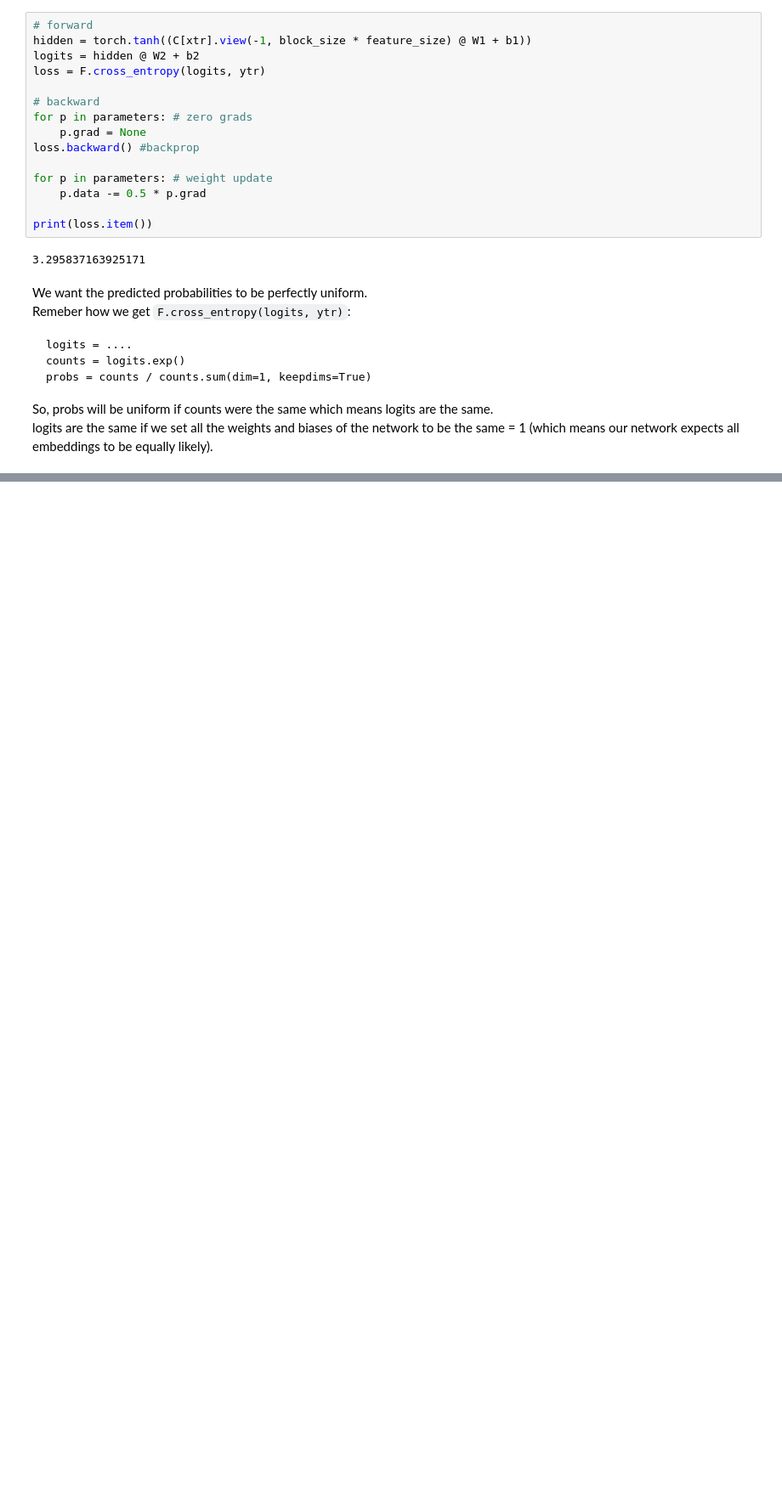
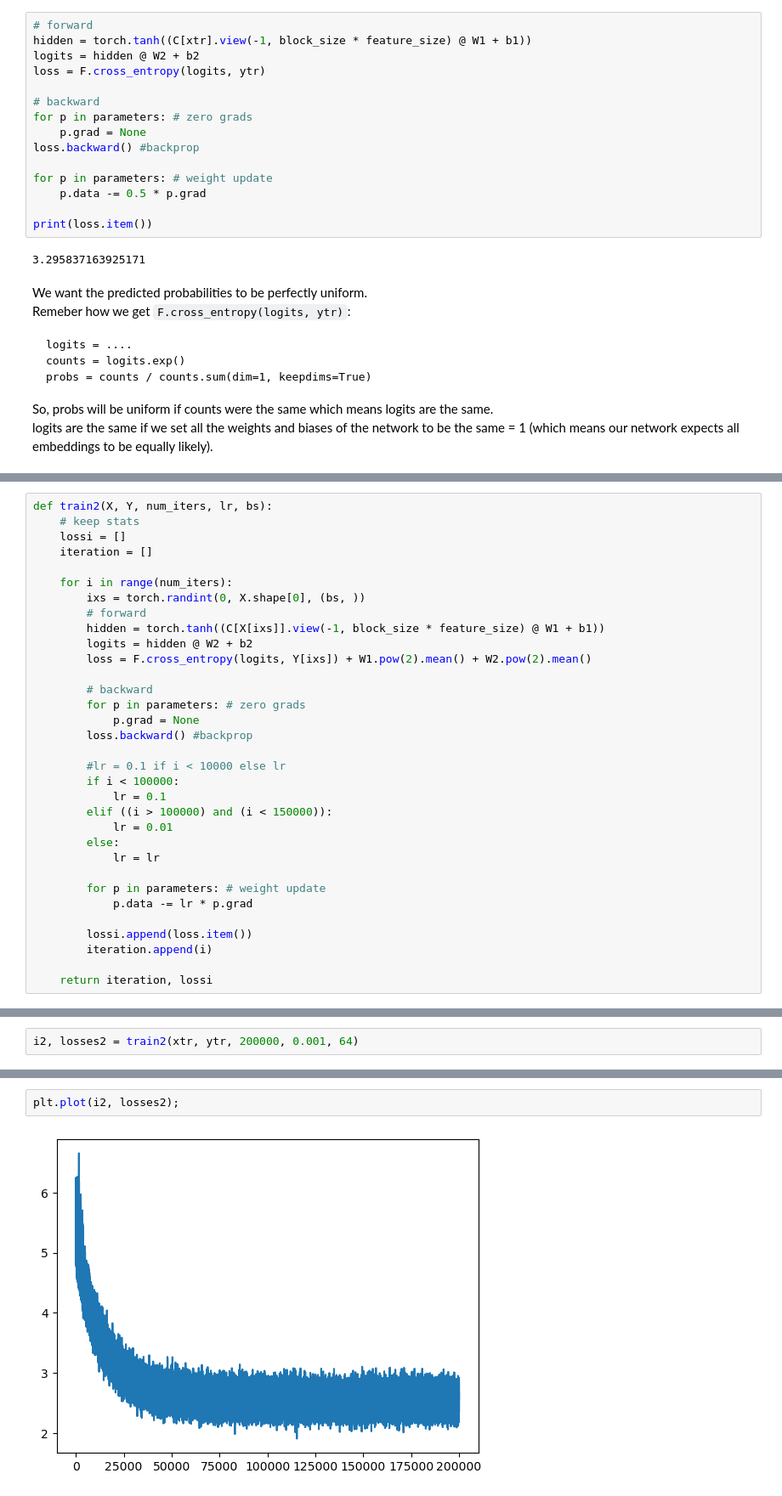
Before and after one commit to aaboshaisha/neural-networks-Karpathy, a Jupyter notebook: makemore2-exercises.ipynb, the cells around one changed output, grey strips where cells are left out. Shown: that part at 85% size. Drawn from its saved outputs; the diff is of its cells as text; blank space fills up the shorter version.

```diff
--- a/makemore2-exercises.ipynb
+++ b/makemore2-exercises.ipynb
@@ -190,0 +207,33 @@ logits are the same if we set all the weights and biases of the network to be th
+# %%
+def train2(X, Y, num_iters, lr, bs):
+    # keep stats
+    lossi = []
+    iteration = []
+
+    for i in range(num_iters):
+        ixs = torch.randint(0, X.shape[0], (bs, ))
+        # forward
+        hidden = torch.tanh((C[X[ixs]].view(-1, block_size * feature_size) @ W1 + b1))
+        logits = hidden @ W2 + b2
+        loss = F.cross_entropy(logits, Y[ixs]) + W1.pow(2).mean() + W2.pow(2).mean()
+
+        # backward
+        for p in parameters: # zero grads
+            p.grad = None
+        loss.backward() #backprop
+
+        #lr = 0.1 if i < 10000 else lr
+        if i < 100000:
+            lr = 0.1
+        elif ((i > 100000) and (i < 150000)):
+            lr = 0.01
+        else:
+            lr = lr
+
+        for p in parameters: # weight update
+            p.data -= lr * p.grad
+
+        lossi.append(loss.item())
+        iteration.append(i)
+
+    return iteration, lossi
@@ -190,0 +266,2 @@ logits are the same if we set all the weights and biases of the network to be th
+# %%
+i2, losses2 = train2(xtr, ytr, 200000, 0.001, 64)
@@ -190,0 +274,4 @@ logits are the same if we set all the weights and biases of the network to be th
+# %%
+plt.plot(i2, losses2);
+# %% [output]
+[figure, added]
```
Also changed, not shown: parts of 34 cells of this notebook.
